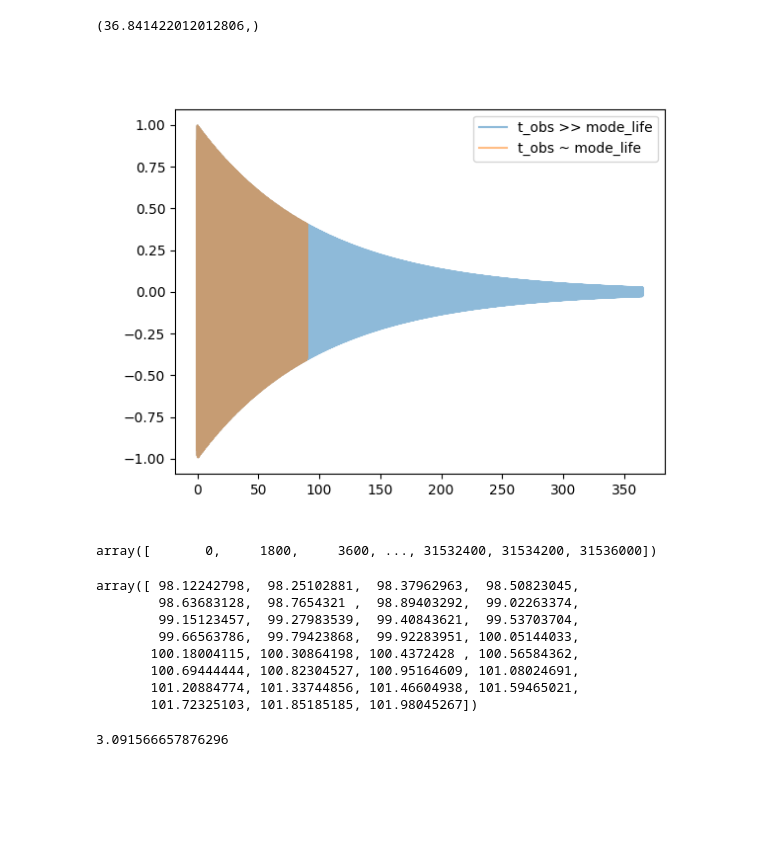
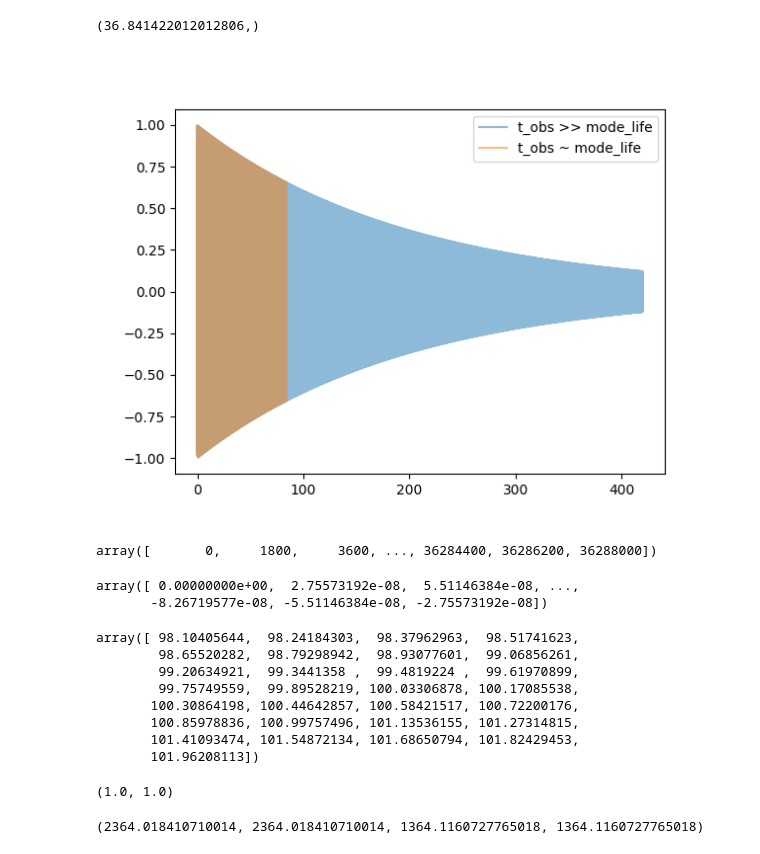
Before and after one commit to ghanghasnipun/damped-harmonic-oscillator, a Jupyter notebook: window_function_ft.ipynb, the cells around one changed output. Cells and saved outputs as stored; diff of their text form; code cells hidden in the pictures; blank space fills up the shorter version.

```diff
--- a/window_function_ft.ipynb
+++ b/window_function_ft.ipynb
@@ -55,51 +55,57 @@ print(exp_decay(np.array([0,0.2,0.202]),tau=100))
 # %% [output]
 (36.841422012012806,)
 # %%
-t_obs = 365*24*60*60
-t_obs2 = 90*24*60*60
+t_obs2 = 84*24*60*60
+t_obs = 5*t_obs2    #365*24*60*60
 del_obs = 30*60
 t_samp = np.arange(0,t_obs+del_obs,del_obs)
 t_samp2 = np.arange(0,t_obs2+del_obs,del_obs)
 
-life_samp = 100*(24*60*60)
+life_samp = 200*(24*60*60)
 signal = exp_decay(t_samp,tau=life_samp)
 signal2 = exp_decay(t_samp2,tau=life_samp)
 plt.figure()
 plt.plot(t_samp/(60*60*24),signal,alpha=0.5,label='t_obs >> mode_life')
 plt.plot(t_samp2/(60*60*24),signal2,alpha=0.5,label='t_obs ~ mode_life')
 plt.legend()
 plt.show()
 # %% [output]
-[figure, old version]
+[figure, new version]
 # %%
 t_samp
 # %% [output]
-array([       0,     1800,     3600, ..., 31532400, 31534200, 31536000])
+array([       0,     1800,     3600, ..., 36284400, 36286200, 36288000])
 # %%
 signal_fft = scipy.fft.fft(signal)
 signal_freq = scipy.fft.fftfreq(len(signal),t_samp[-1]/t_samp.shape[0])
-# signal_freq
+signal_freq
+# %% [output]
+array([ 0.00000000e+00,  2.75573192e-08,  5.51146384e-08, ...,
+       -8.26719577e-08, -5.51146384e-08, -2.75573192e-08])
 # %%
 signal2_fft = scipy.fft.fft(signal2)
 signal_freq2 = scipy.fft.fftfreq(len(signal2),t_samp2[-1]/t_samp2.shape[0])
 # %%
 1e6*signal_freq2[(signal_freq2>98/1e6)&(signal_freq2<102/1e6)]
 # %% [output]
-array([ 98.12242798,  98.25102881,  98.37962963,  98.50823045,
-        98.63683128,  98.7654321 ,  98.89403292,  99.02263374,
-        99.15123457,  99.27983539,  99.40843621,  99.53703704,
-        99.66563786,  99.79423868,  99.92283951, 100.05144033,
-       100.18004115, 100.30864198, 100.4372428 , 100.56584362,
-       100.69444444, 100.82304527, 100.95164609, 101.08024691,
-       101.20884774, 101.33744856, 101.46604938, 101.59465021,
-       101.72325103, 101.85185185, 101.98045267])
+array([ 98.10405644,  98.24184303,  98.37962963,  98.51741623,
+        98.65520282,  98.79298942,  98.93077601,  99.06856261,
+        99.20634921,  99.3441358 ,  99.4819224 ,  99.61970899,
+        99.75749559,  99.89528219, 100.03306878, 100.17085538,
+       100.30864198, 100.44642857, 100.58421517, 100.72200176,
+       100.85978836, 100.99757496, 101.13536155, 101.27314815,
+       101.41093474, 101.54872134, 101.68650794, 101.82429453,
+       101.96208113])
 # %%
-psd = np.abs(signal_fft)
-psd2 = np.abs(signal2_fft)
+psd = (np.abs(signal_fft)**2)/len(signal)
+psd2 = (np.abs(signal2_fft)**2)/len(signal2)
 
-norm_psd = np.sum(np.abs(signal_fft))/len(signal_fft)/(np.sum(psd))
-norm_psd2 = np.sum(np.abs(signal2_fft))/len(signal2_fft)/(np.sum(psd2))
+norm_psd = np.sum(np.abs(signal)**2)/(np.sum(psd))
+norm_psd2 = np.sum(np.abs(signal2)**2)/(np.sum(psd2))
+norm_psd,norm_psd2
+# %% [output]
+(1.0, 1.0)
-# %%
-np.sum(np.abs(signal_fft))/len(signal_fft)
-# %% [output]
-3.091566657876296
+# %%
+np.sum(np.abs(signal)**2),np.sum(psd),np.sum(np.abs(signal2)**2),np.sum(psd2)
+# %% [output]
+(2364.018410710014, 2364.018410710014, 1364.1160727765018, 1364.1160727765018)
```
Also changed, not shown: parts of 9 cells of this notebook.
